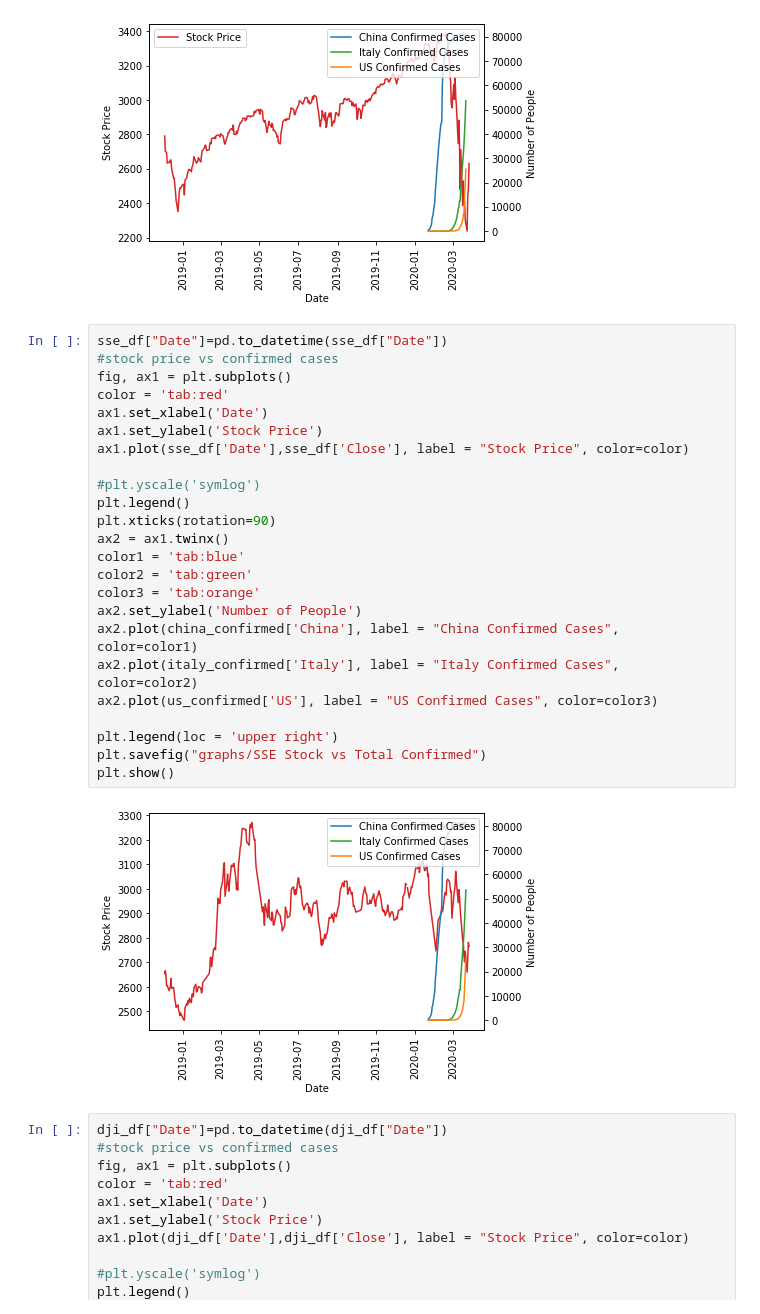
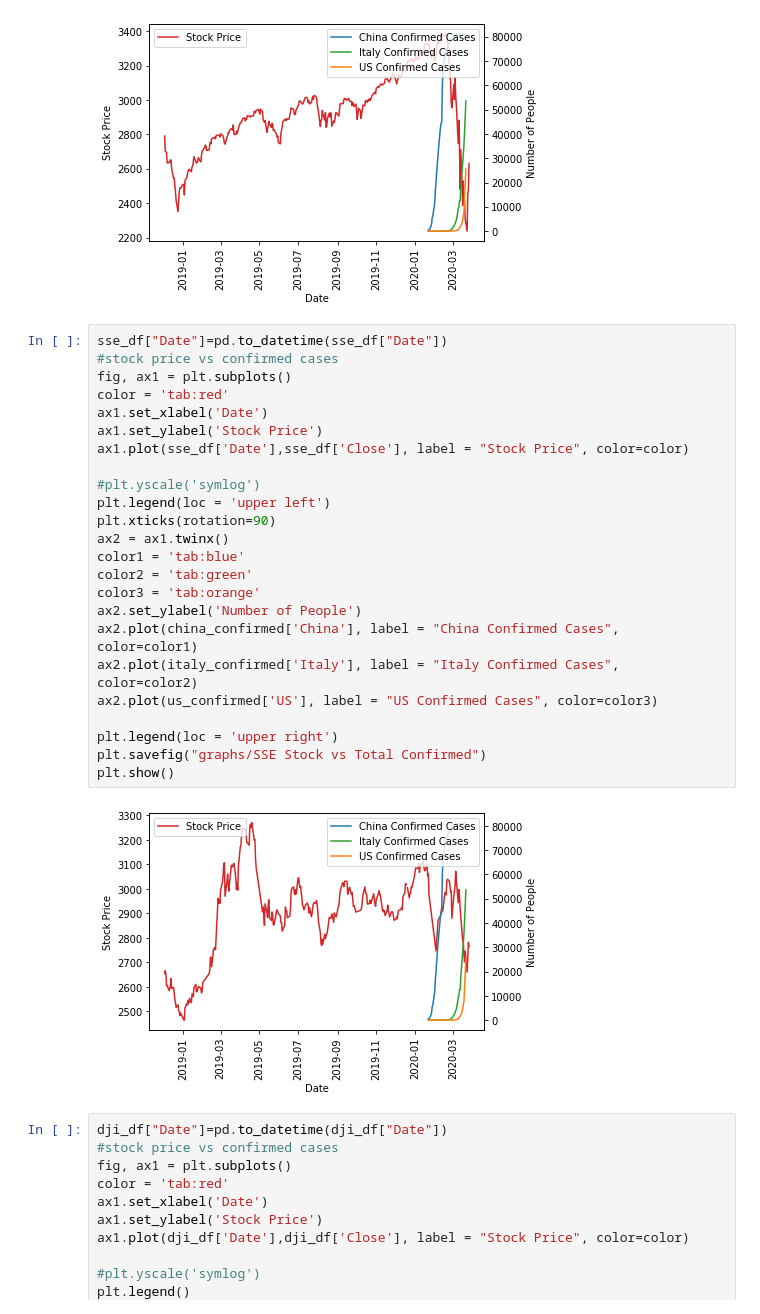
Before and after one commit to nberman12/COVID19-vs-Stocks, a Jupyter notebook: dev/daniel/Data_Collection2.ipynb, the cells around one changed output. Cells and saved outputs as stored; diff of their text form.

Commit message:
graph update 3

```diff
--- a/dev/daniel/Data_Collection2.ipynb
+++ b/dev/daniel/Data_Collection2.ipynb
@@ -919,29 +939,29 @@ plt.show()
 # %%
 sse_df["Date"]=pd.to_datetime(sse_df["Date"])
 #stock price vs confirmed cases
 fig, ax1 = plt.subplots()
 color = 'tab:red'
 ax1.set_xlabel('Date')
 ax1.set_ylabel('Stock Price')
 ax1.plot(sse_df['Date'],sse_df['Close'], label = "Stock Price", color=color)
 
 #plt.yscale('symlog')
-plt.legend()
+plt.legend(loc = 'upper left')
 plt.xticks(rotation=90)
 ax2 = ax1.twinx()
 color1 = 'tab:blue'
 color2 = 'tab:green'
 color3 = 'tab:orange'
 ax2.set_ylabel('Number of People')
 ax2.plot(china_confirmed['China'], label = "China Confirmed Cases", color=color1)
 ax2.plot(italy_confirmed['Italy'], label = "Italy Confirmed Cases", color=color2)
 ax2.plot(us_confirmed['US'], label = "US Confirmed Cases", color=color3)
 
 plt.legend(loc = 'upper right')
 plt.savefig("graphs/SSE Stock vs Total Confirmed")
 plt.show()
 # %% [output]
-[figure, old version]
+[figure, new version]
 # %%
 dji_df["Date"]=pd.to_datetime(dji_df["Date"])
 #stock price vs confirmed cases
```
Also changed, not shown: parts of 7 cells of this notebook, 6 other files.
